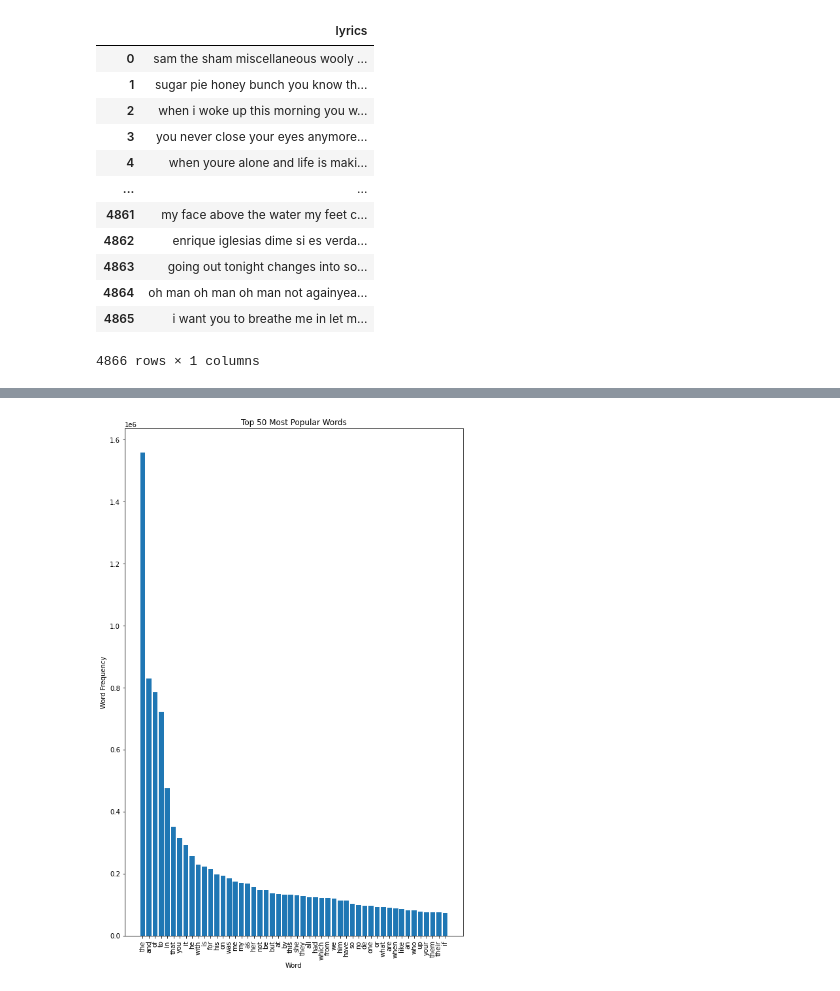
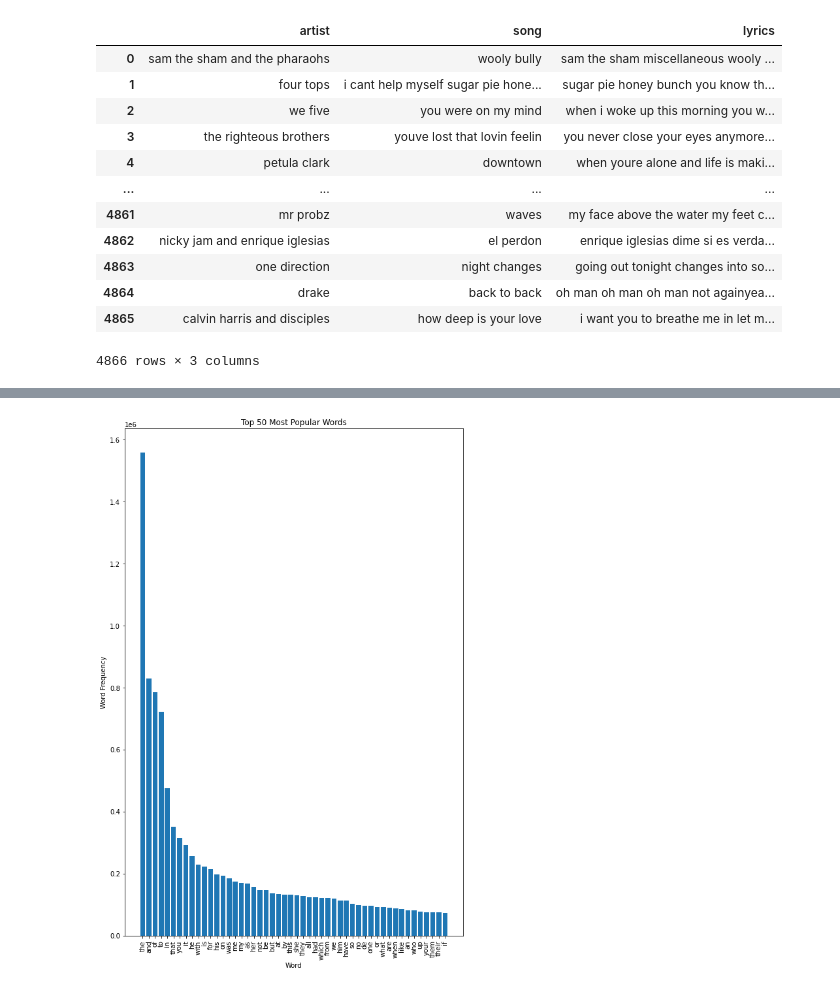
Before and after one commit to deskaprogramuje/BDA_song_hits, a Jupyter notebook: bag_of_words.ipynb, the cells around one changed output, grey strips where cells are left out. Drawn from its saved outputs; the diff is of its cells as text; code cells hidden in the pictures.

```diff
--- a/bag_of_words.ipynb
+++ b/bag_of_words.ipynb
@@ -27,21 +26,21 @@ bad_songs
 # %%
 good_songs = pd.read_csv('datasets/good_cleaned.csv')
-good_songs = good_songs[['lyrics']].copy()
+good_songs = good_songs[['artist','song','lyrics']].copy()
 good_songs
 # %% [output]
-|  | lyrics |
-| 0 | sam the sham miscellaneous wooly ... |
-| 1 | sugar pie honey bunch you know th... |
-| 2 | when i woke up this morning you w... |
-| 3 | you never close your eyes anymore... |
-| 4 | when youre alone and life is maki... |
-| ... | ... |
-| 4861 | my face above the water my feet c... |
-| 4862 | enrique iglesias dime si es verda... |
-| 4863 | going out tonight changes into so... |
-| 4864 | oh man oh man oh man not againyea... |
-| 4865 | i want you to breathe me in let m... |
+|  | artist | song | lyrics |
+| 0 | sam the sham and the pharaohs | wooly bully | sam the sham miscellaneous wooly ... |
+| 1 | four tops | i cant help myself sugar pie hone... | sugar pie honey bunch you know th... |
+| 2 | we five | you were on my mind | when i woke up this morning you w... |
+| 3 | the righteous brothers | youve lost that lovin feelin | you never close your eyes anymore... |
+| 4 | petula clark | downtown | when youre alone and life is maki... |
+| ... | ... | ... | ... |
+| 4861 | mr probz | waves | my face above the water my feet c... |
+| 4862 | nicky jam and enrique iglesias | el perdon | enrique iglesias dime si es verda... |
+| 4863 | one direction | night changes | going out tonight changes into so... |
+| 4864 | drake | back to back | oh man oh man oh man not againyea... |
+| 4865 | calvin harris and disciples | how deep is your love | i want you to breathe me in let m... |
-4866 rows × 1 columns
+4866 rows × 3 columns
 # %%
 '''splitting'''
 from sklearn.model_selection import train_test_split
```
Also changed, not shown: parts of 3 cells of this notebook, 3 other files.
